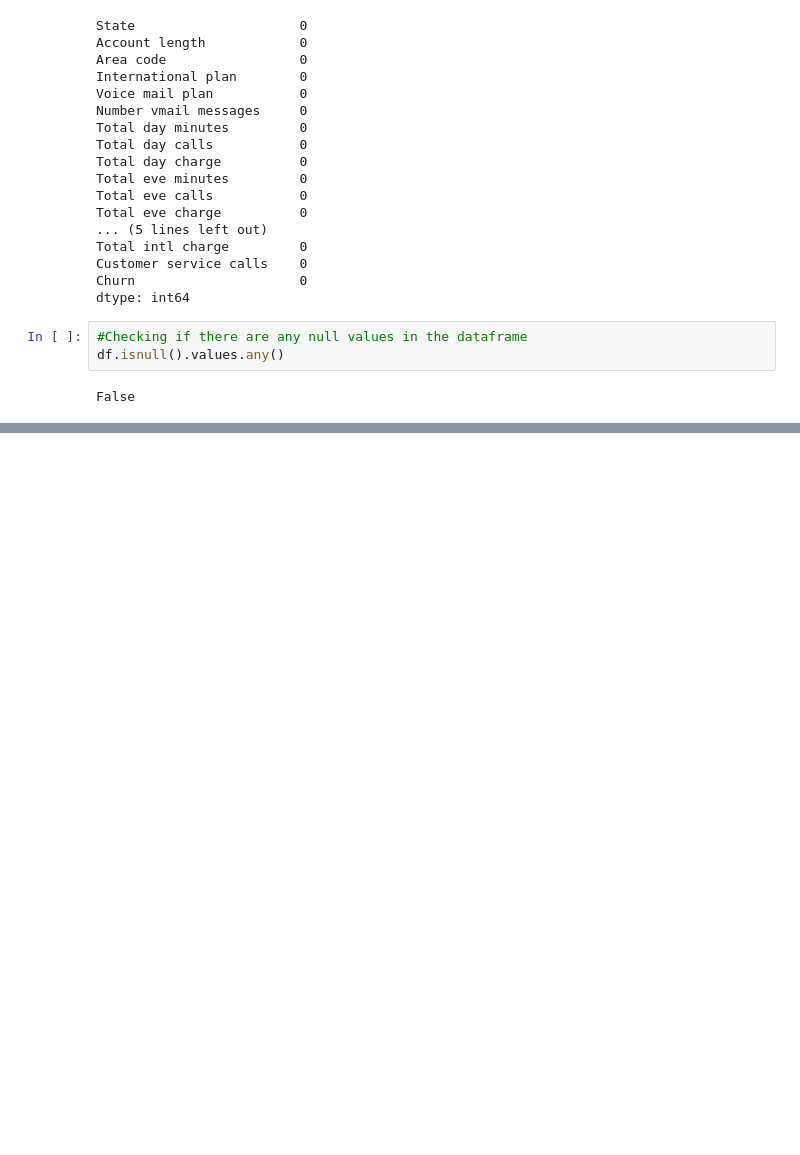
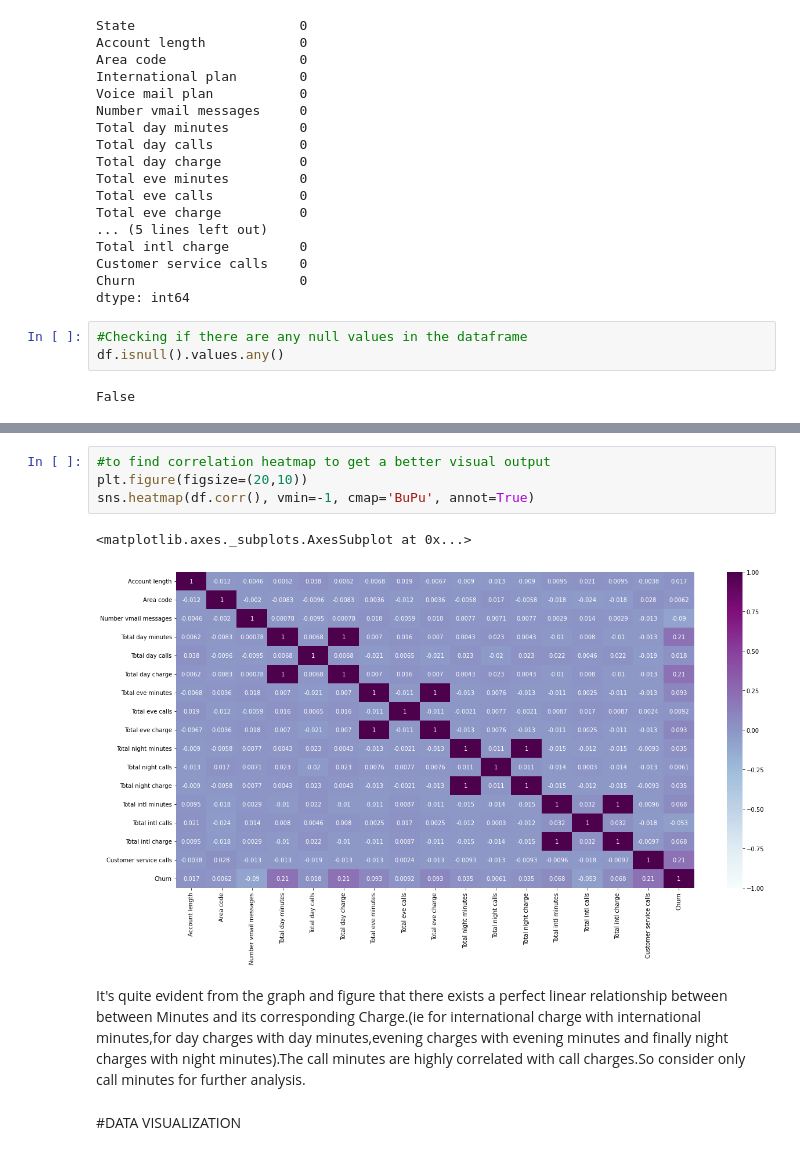
Before and after one commit to ShubhamCDgithub/Telecom-Churn-Analysis, a Jupyter notebook: Telecom_Churn_Analysis_Capstone_Project.ipynb, the cells around one changed output, grey strips where cells are left out. Saved outputs shown, nothing was run; the diff lists cells and outputs as text; blank space fills up the shorter version.

```diff
--- a/Telecom_Churn_Analysis_Capstone_Project.ipynb
+++ b/Telecom_Churn_Analysis_Capstone_Project.ipynb
@@ -228,0 +255,11 @@ False
+# %%
+#to find correlation heatmap to get a better visual output
+plt.figure(figsize=(20,10))
+sns.heatmap(df.corr(), vmin=-1, cmap='BuPu', annot=True)
+# %% [output]
+<matplotlib.axes._subplots.AxesSubplot at 0x...>
+[figure, added]
+# %% [markdown]
+It's quite evident from the graph and figure that there exists a perfect linear relationship between between Minutes and its corresponding Charge.(ie for international charge with international minutes,for day charges with day minutes,evening charges with evening minutes and finally night charges with night minutes).The call minutes are highly correlated with call charges.So consider only call minutes for further analysis.
+# %% [markdown]
+#DATA VISUALIZATION
```
Also changed, not shown: parts of 15 cells of this notebook.
